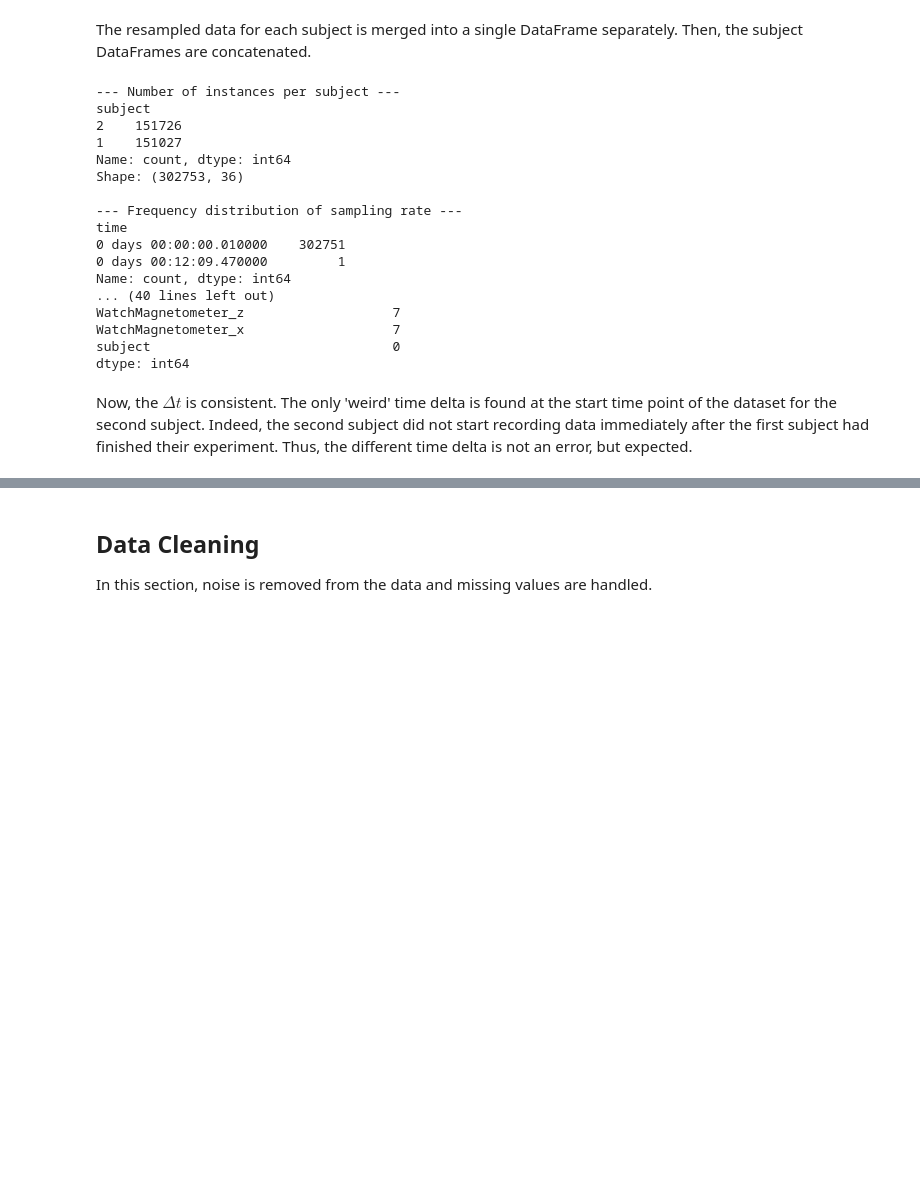
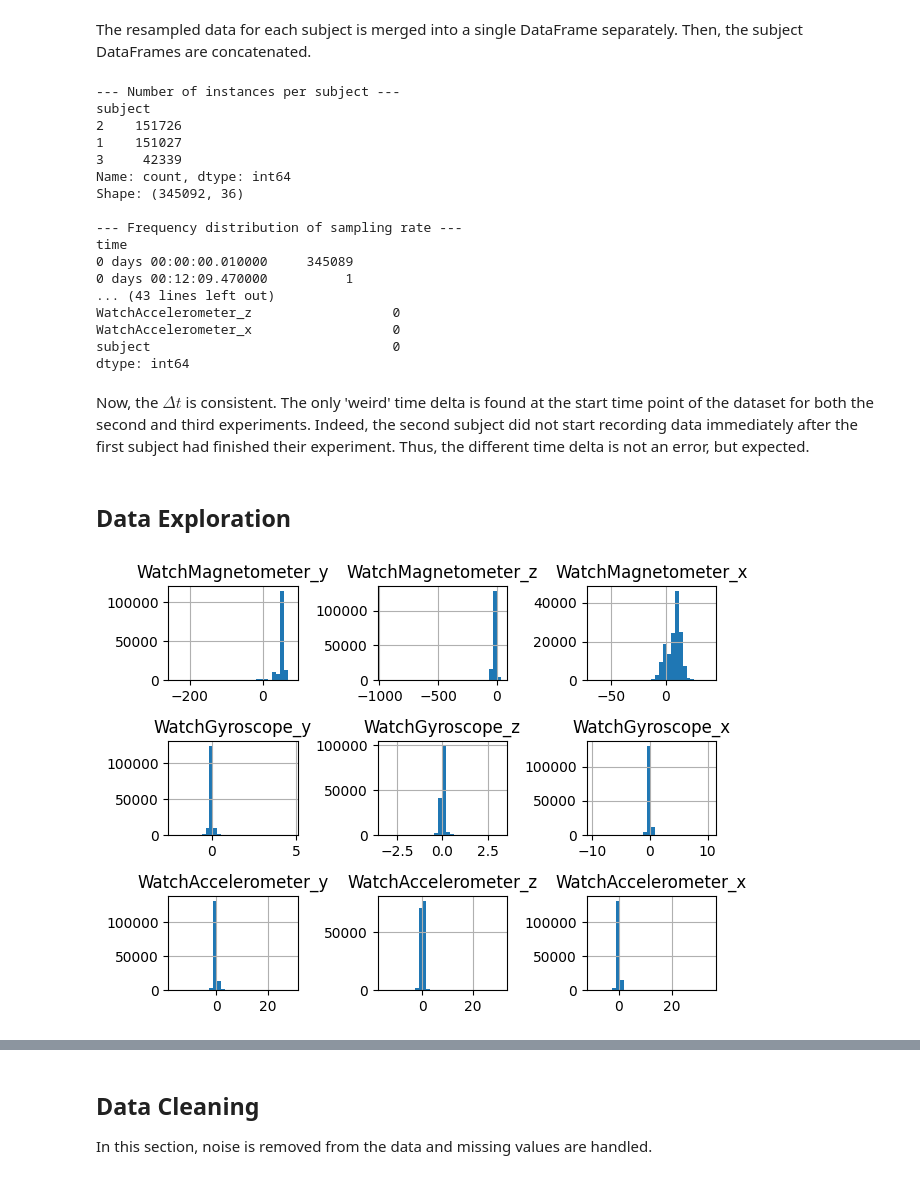
Before and after one commit to kms2302/group8_ml4qs, a Jupyter notebook: Python3Code/group8/Machine learning.ipynb, the cells around one changed output, grey strips where cells are left out. Saved outputs shown, nothing was run; the diff lists cells and outputs as text; code cells hidden in the pictures; blank space fills up the shorter version.

```diff
--- a/Python3Code/group8/Machine learning.ipynb
+++ b/Python3Code/group8/Machine learning.ipynb
@@ -119,0 +132,5 @@ DataFrame created successfully.
+# %%
+subject3_dfs = load_subject(
+    'subject_1b_minutes_7_typing_writing_drawing-2026-06-18_06-30-22.json',
+    subject_id=3
+)
@@ -121,10 +156,11 @@ DataFrame created successfully.
 Next, the data of each individual experiment is merged into a single DataFrame sensor-by-sensor.
 # %%
 # Take the union of the sensor names from both experiments
-all_sensors = set(subject1_dfs.keys()) | set(subject2_dfs.keys())
+all_sensors = set(subject1_dfs.keys()) | set(subject2_dfs.keys() | set(subject3_dfs.keys()))
 
 # Concatenate ('group-by-sensor'), stitching the data from subject 2 to the
-# back of the data from subject 1, and sort by time (first recorded first)
+# back of the data from subject 1, and subject 3 (=1b) to the back of subject 2,
+# then sort by time (first recorded first)
 sensor_dfs = {}
 print(f"Sensor names:")
 for sensor in all_sensors:
@@ -134,6 +170,8 @@ for sensor in all_sensors:
         parts.append(subject1_dfs[sensor])
     if sensor in subject2_dfs:
         parts.append(subject2_dfs[sensor])
+    if sensor in subject3_dfs:
+        parts.append(subject3_dfs[sensor])
     sensor_dfs[sensor] = pd.concat(parts, ignore_index=True).sort_values('time').reset_index(drop=True)
 # %% [output]
 Sensor names:
@@ -237,24 +275,33 @@ def merge_resampled(
 
     return merged_df
 
-merged = merge_resampled([1, 2], resampled)
+merged = merge_resampled([1, 2, 3], resampled)
 # %% [output]
 --- Number of instances per subject ---
 subject
 2    151726
 1    151027
+3     42339
 Name: count, dtype: int64
-Shape: (302753, 36)
+Shape: (345092, 36)
 
 --- Frequency distribution of sampling rate ---
 time
-0 days 00:00:00.010000    302751
-0 days 00:12:09.470000         1
-Name: count, dtype: int64
-... (40 lines left out)
-WatchMagnetometer_z                   7
-WatchMagnetometer_x                   7
+0 days 00:00:00.010000     345089
+0 days 00:12:09.470000          1
+... (43 lines left out)
+WatchAccelerometer_z                  0
+WatchAccelerometer_x                  0
 subject                               0
 dtype: int64
 # %% [markdown]
-Now, the $\Delta t$ is consistent. The only 'weird' time delta is found at the start time point of the dataset for the second subject. Indeed, the second subject did not start recording data immediately after the first subject had finished their experiment. Thus, the different time delta is not an error, but expected.
+Now, the $\Delta t$ is consistent. The only 'weird' time delta is found at the start time point of the dataset for both the second and third experiments. Indeed, the second subject did not start recording data immediately after the first subject had finished their experiment. Thus, the different time delta is not an error, but expected.
+# %% [markdown]
+## Data Exploration
+# %%
+subj1_pre_clean_df = merged[merged['subject'] == 1]
+subj1_pre_clean_df[motion_cols].hist(bins=30)
+plt.tight_layout()
+plt.show()
+# %% [output]
+[figure, added]
```
Also changed, not shown: parts of 51 cells of this notebook.
